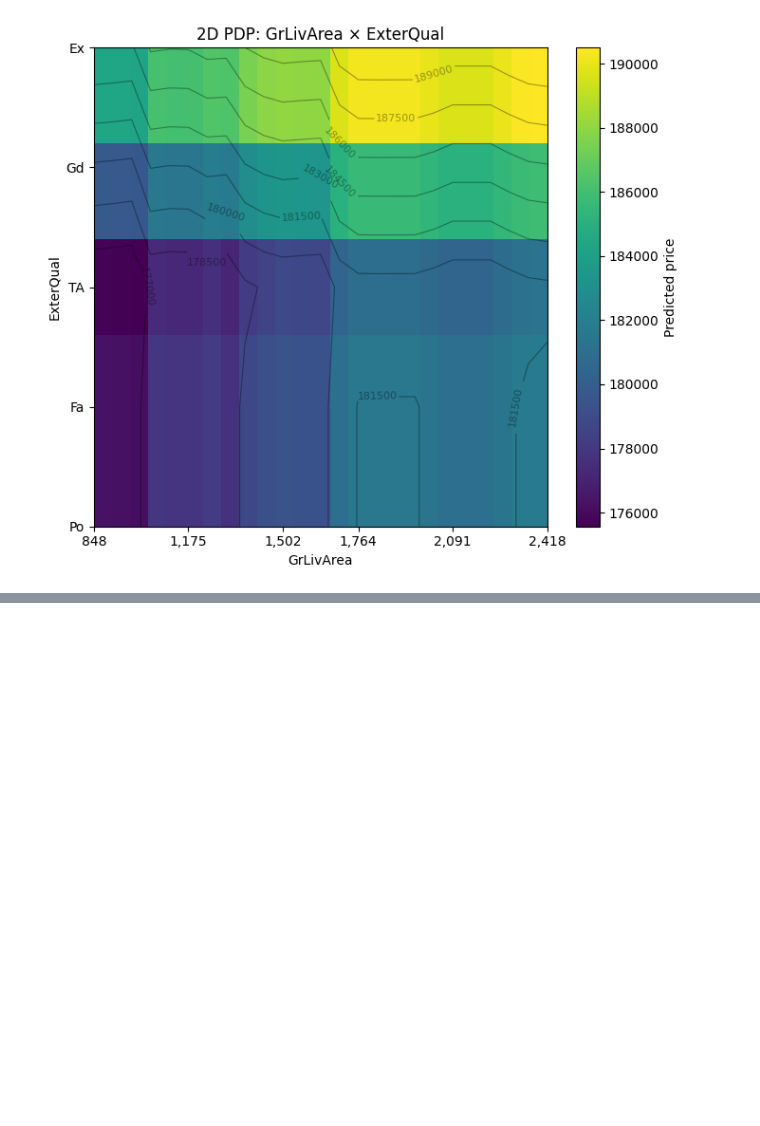
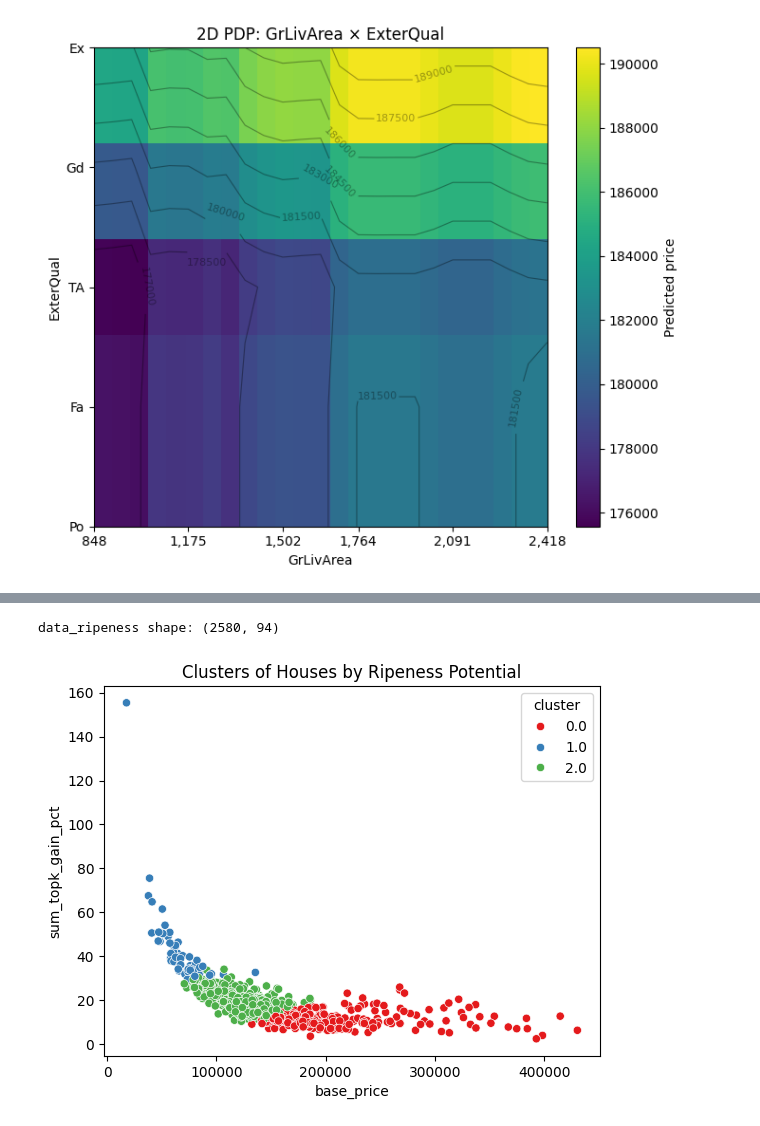
Before and after one commit to asilbert/MLProject, a Jupyter notebook: MLProject_V2.ipynb, the cells around one changed output, grey strips where cells are left out. Cells and saved outputs as stored; diff of their text form; code cells hidden in the pictures; blank space fills up the shorter version.

Commit message:
clustering performed

```diff
--- a/MLProject_V2.ipynb
+++ b/MLProject_V2.ipynb
@@ -3242,0 +4068,60 @@ plot_opportunity_heatmaps(
+# %%
+import numpy as np
+import pandas as pd
+from sklearn.preprocessing import StandardScaler
+from sklearn.cluster import KMeans
+import seaborn as sns
+import matplotlib.pyplot as plt
+
+# --- 1) Make a one-row-per-house ripeness table ---
+agg_cols = {
+    "sum_topk_gain_pct": "max",   # or "sum" if that's your definition
+    "max_single_gain_pct": "max",
+    "base_price": "first"
+}
+ripeness_house = (
+    top_props
+      .groupby("row_id", as_index=False)
+      .agg(agg_cols)
+      .set_index("row_id")
+)
+
+# parse numeric strings with commas, if any
+for c in ["base_price", "sum_topk_gain_pct", "max_single_gain_pct"]:
+    if ripeness_house[c].dtype == object:
+        ripeness_house[c] = (ripeness_house[c].astype(str)
+                             .str.replace(",", "", regex=False).astype(float))
+
+# --- 2) Force a unique surrogate index before joining ---
+X_base = X_fe.copy().reset_index(drop=True)  # <— unique 0..n-1 index
+data_ripeness = X_base.join(ripeness_house, how="left")  # no explosion
+
+print("data_ripeness shape:", data_ripeness.shape)  # should be (2580, ...)
+
+# --- 3) Build clustering matrix + mask and assign via boolean mask ---
+clust_features = ["base_price", "sum_topk_gain_pct", "max_single_gain_pct"]
+
+# rows usable for clustering
+mask = ~data_ripeness[clust_features].isna().any(axis=1)
+
+X_clust = data_ripeness.loc[mask, clust_features].to_numpy()
+X_scaled = StandardScaler().fit_transform(X_clust)
+
+kmeans = KMeans(n_clusters=3, random_state=42, n_init=10)
+labels = kmeans.fit_predict(X_scaled)   # len == mask.sum()
+
+# assign clusters ONLY to rows that participated (no index label ambiguity)
+data_ripeness["cluster"] = np.nan
+data_ripeness.loc[mask, "cluster"] = labels
+
+# --- 4) Quick visual ---
+sns.scatterplot(
+    data=data_ripeness.loc[mask],
+    x="base_price", y="sum_topk_gain_pct", hue="cluster", palette="Set1"
+)
+plt.title("Clusters of Houses by Ripeness Potential")
+# plt.xscale('log')
+plt.show()
+# %% [output]
+data_ripeness shape: (2580, 94)
+[figure, added]
```
Also changed, not shown: parts of 24 cells of this notebook, 4 other files.
